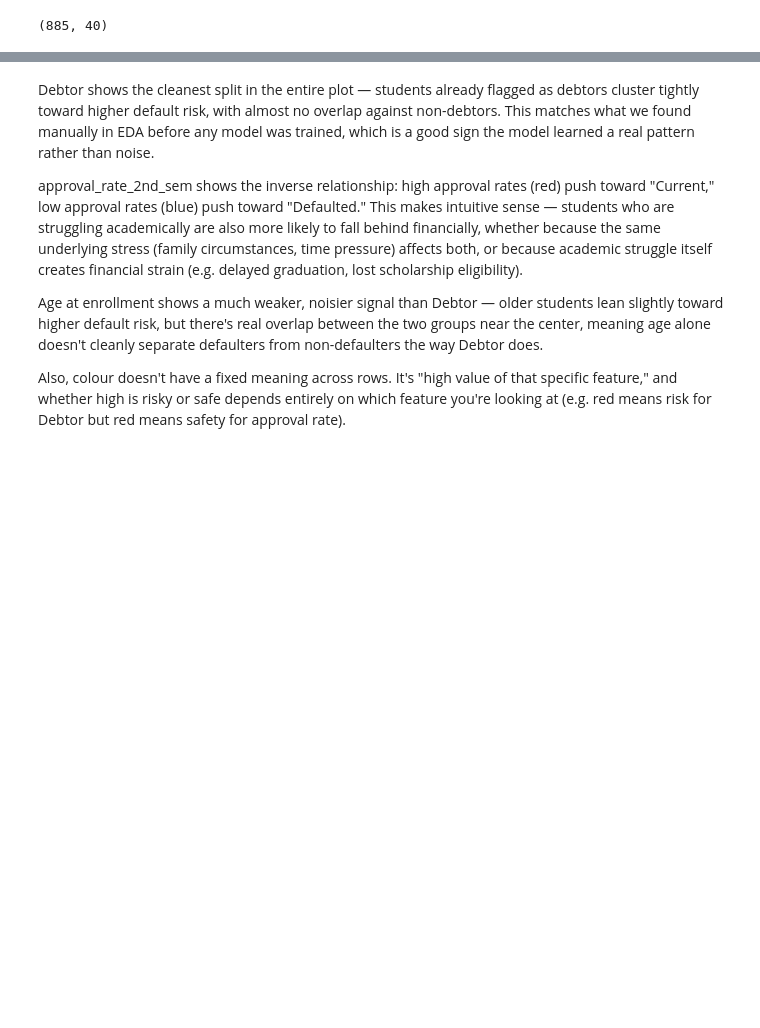
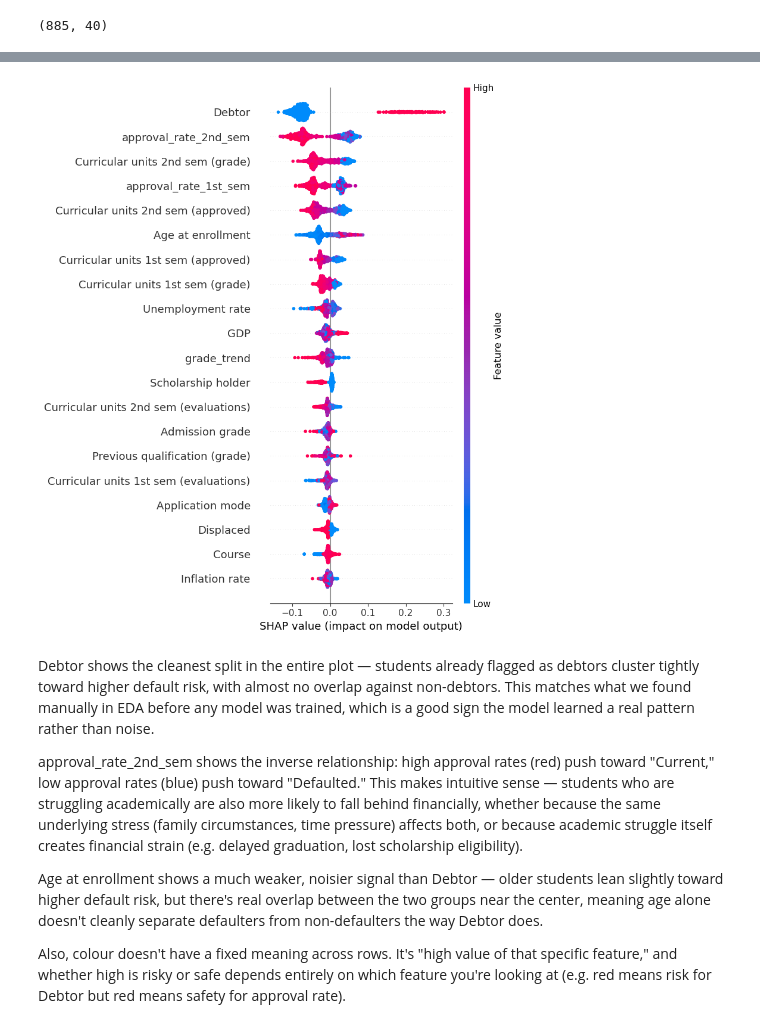
Before and after one commit to Schwoz17/flexisaf-capstone, a Jupyter notebook: flexisaf_fee_defaulter_prediction_system.ipynb, the cells around one changed output, grey strips where cells are left out. Cells and saved outputs as stored; diff of their text form; code cells hidden in the pictures; blank space fills up the shorter version.

Commit message:
Fix blank visuals with corrected savefig calls and update README

```diff
--- a/flexisaf_fee_defaulter_prediction_system.ipynb
+++ b/flexisaf_fee_defaulter_prediction_system.ipynb
@@ -545,4 +541,21 @@ plt.show()
 <Figure size 640x480 with 0 Axes>
+# %%
+shap_values = explainer.shap_values(X_test)
+
+if isinstance(shap_values, list):
+    sv = shap_values[1]
+elif shap_values.ndim == 3:
+    sv = shap_values[:, :, 1]
+else:
+    sv = shap_values
+
+plt.figure()
+shap.summary_plot(sv, X_test, feature_names=feature_cols, show=False)
+plt.tight_layout()
+plt.savefig("visuals/shap_summary.png", bbox_inches="tight")
+plt.show()
+# %% [output]
+[figure, added]
 # %% [markdown]
 Debtor shows the cleanest split in the entire plot — students already flagged as debtors cluster tightly toward higher default risk, with almost no overlap against non-debtors. This matches what we found manually in EDA before any model was trained, which is a good sign the model learned a real pattern rather than noise.
 
```
Also changed, not shown: parts of 8 cells of this notebook, 4 other files.
